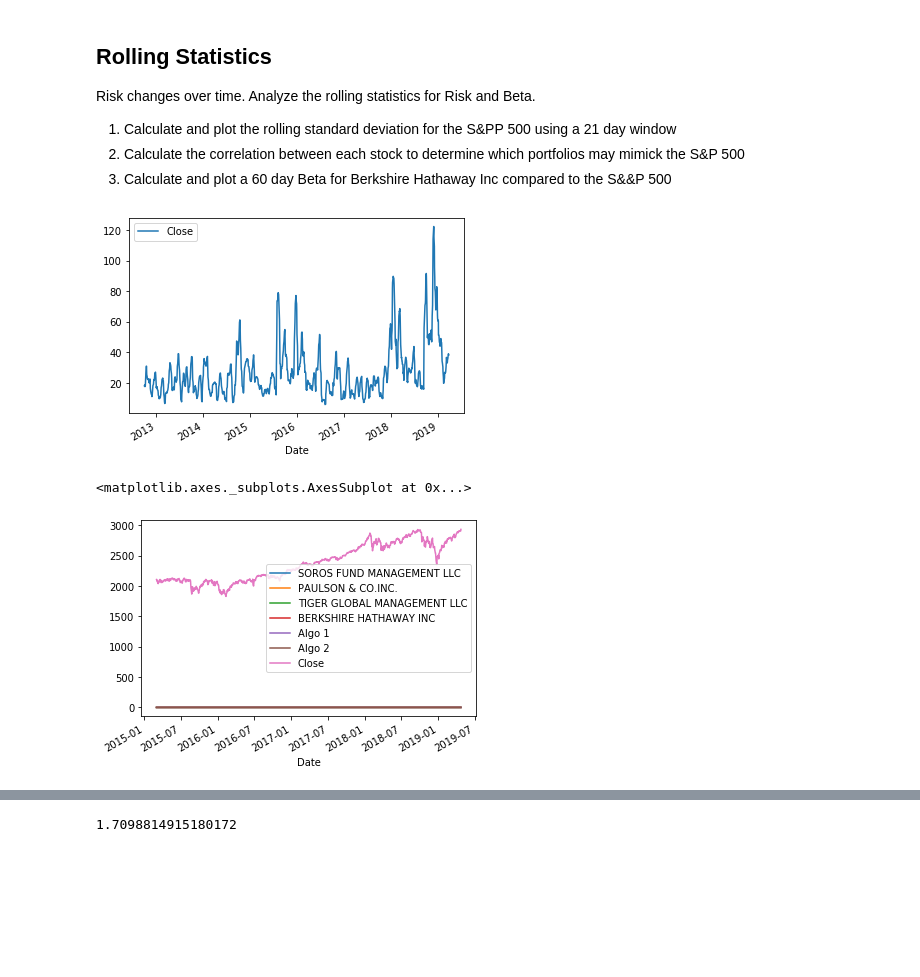
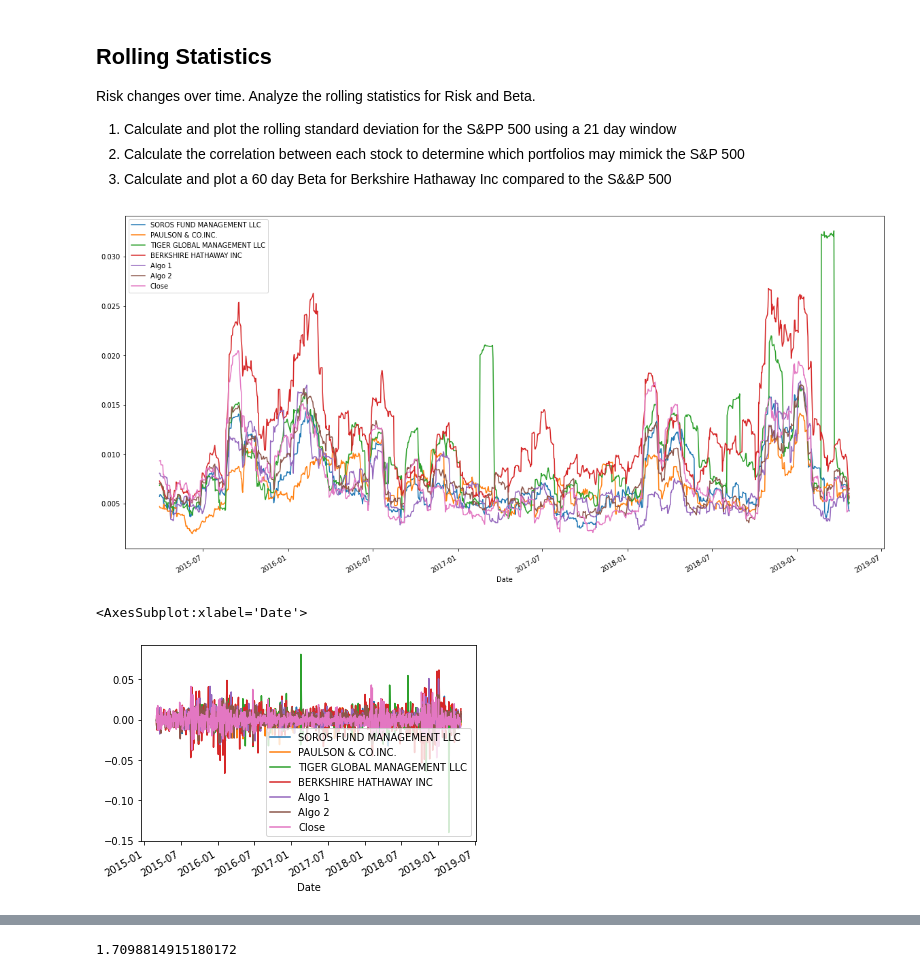
Before and after one commit to lil-bright/Pandas_Homework, a Jupyter notebook: whale_analysis.ipynb, the cells around one changed output, grey strips where cells are left out. Saved outputs shown, nothing was run; the diff lists cells and outputs as text; code cells hidden in the pictures; blank space fills up the shorter version.

```diff
--- a/whale_analysis.ipynb
+++ b/whale_analysis.ipynb
@@ -189,8 +189,6 @@ sp500_history_data.plot()
 [figure]
 # %%
 # Calculate using pct_change
-daily_returns = sp500_history_data.pct_change()
-daily_returns.head()
-# Plot Daily Returns
-daily_returns.plot()
+sp500_returns = sp500_history_data.pct_change()
+sp500_returns.head()
 # %% [output]
@@ -231,7 +231,7 @@ Date
 ## Combine Whale, Algorithmic, and S&P 500 Returns
 # %%
 # Concatenate all DataFrames into a single DataFrame
-combined_data = pd.concat([whale_returns_data, algo_returns_data, sp500_history_data], axis='columns',join='inner')
+combined_data = pd.concat([whale_returns_data, algo_returns_data, sp500_returns], axis='columns',join='inner')
 combined_data.head()
 # %% [output]
 |  | SOROS FUND MANAGEMENT LLC | PAULSON & CO.INC. | TIGER GLOBAL MANAGEMENT LLC | BERKSHIRE HATHAWAY INC | Algo 1 | Algo 2 | ... |
@@ -434,12 +339,12 @@ Risk changes over time. Analyze the rolling statistics for Risk and Beta.
 2. Calculate and plot a 60 day Beta for Berkshire Hathaway Inc compared to the S&&P 500
 # %%
 # Calculate and plot the rolling standard deviation for the S&PP 500 using a 21 day window
-sp500_rolling_std = sp500_history_data.rolling(window=21).std().plot()
+rolling_portfolios = combined_data.rolling(window=20).std().plot(figsize=(20,10))
 # %% [output]
-[figure, old version]
+[figure, new version]
 # %%
 # Correlation
 combined_data.plot()
 # %% [output]
-<matplotlib.axes._subplots.AxesSubplot at 0x...>
+<AxesSubplot:xlabel='Date'>
-[figure, old version]
+[figure, new version]
```
Also changed, not shown: parts of 30 cells of this notebook.
